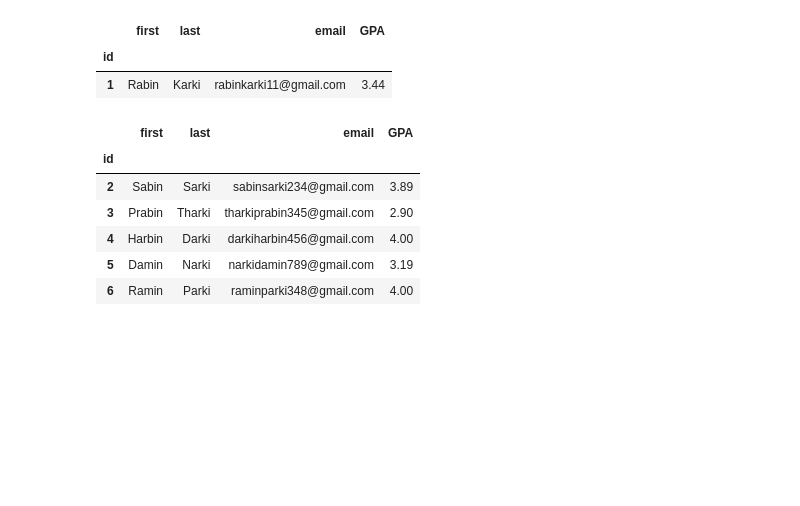
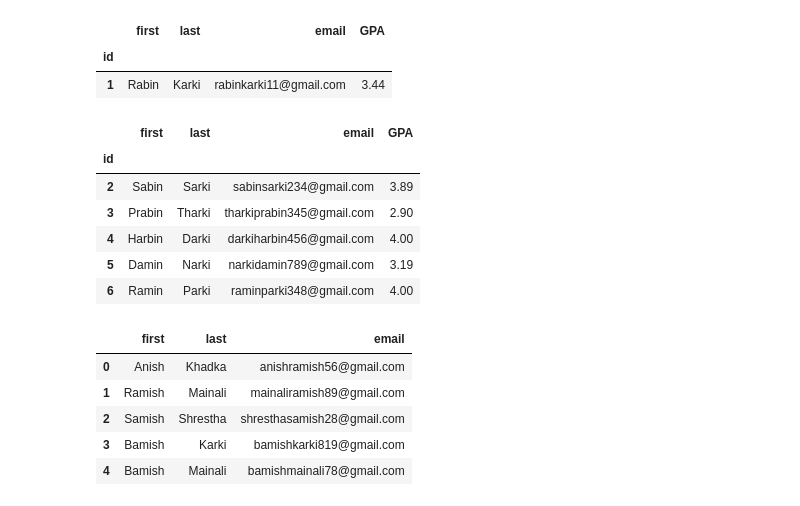
Before and after one commit to Sansub471/DataVisualization, a Jupyter notebook: pandas_classes/revision/revision1.ipynb, the cells around one changed output. Drawn from its saved outputs; the diff is of its cells as text; code cells hidden in the pictures; blank space fills up the shorter version.

```diff
--- a/pandas_classes/revision/revision1.ipynb
+++ b/pandas_classes/revision/revision1.ipynb
@@ -270,3 +270,19 @@ df.loc[~fil2]
 # df.loc[filt, cols]
 # %%
 # resolve to use co-pilot tomorrow.
+people = {
+    "first" : ["Anish", "Ramish", "Samish", "Bamish", "Bamish"],
+    "last" : ["Khadka", "Mainali", "Shrestha", "Karki", "Mainali"],
+    "email" : ["anishramish56@gmail.com", "mainaliramish89@gmail.com",
+               "shresthasamish28@gmail.com", "bamishkarki819@gmail.com",
+               "bamishmainali78@gmail.com"]
+}
+mydf = pd.DataFrame(people)
+mydf
+# %% [output]
+|  | first | last | email |
+| 0 | Anish | Khadka | anishramish56@gmail.com |
+| 1 | Ramish | Mainali | mainaliramish89@gmail.com |
+| 2 | Samish | Shrestha | shresthasamish28@gmail.com |
+| 3 | Bamish | Karki | bamishkarki819@gmail.com |
+| 4 | Bamish | Mainali | bamishmainali78@gmail.com |
```
Also changed, not shown: parts of 1 cell of this notebook.
